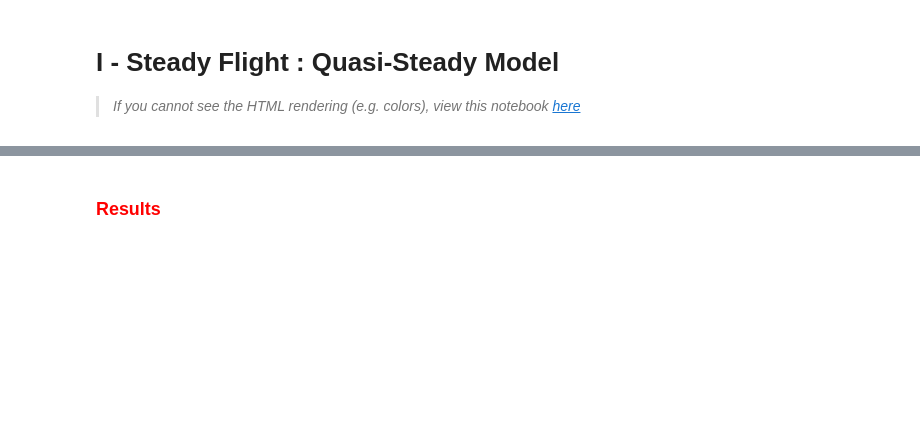
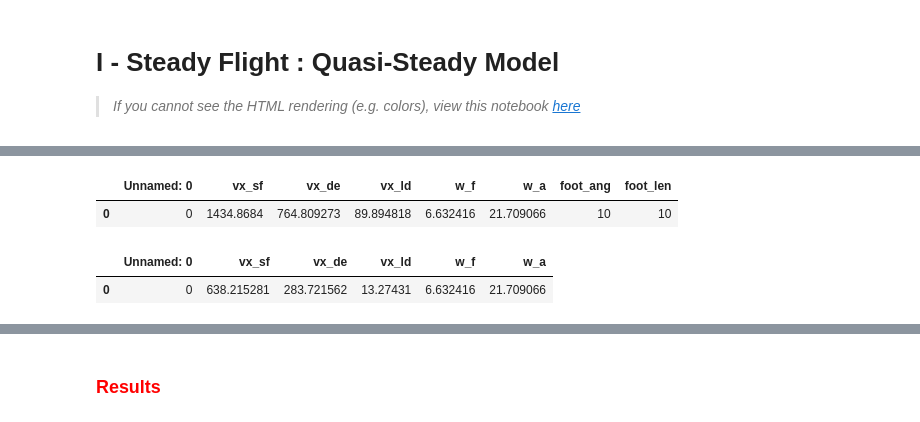
Before and after one commit to Ravirajadrangi/Biomechanics-of-Flight., a Jupyter notebook: dynamics/QS.ipynb, the cells around one changed output, grey strips where cells are left out. Drawn from its saved outputs; the diff is of its cells as text; code cells hidden in the pictures; blank space fills up the shorter version.

```diff
--- a/dynamics/QS.ipynb
+++ b/dynamics/QS.ipynb
@@ -109,3 +122,17 @@ import pandas as pd
 from astropy import units as u
 import matplotlib.pyplot as plt
 %matplotlib inline
+# %%
+## read in parameters
+sho_df = pd.read_csv('../others/par_data/sho_par.csv')
+avo_df = pd.read_csv('../others/par_data/avo_par.csv')
+# %%
+sho_df
+# %% [output]
+|  | Unnamed: 0 | vx_sf | vx_de | vx_ld | w_f | w_a | foot_ang | foot_len |
+| 0 | 0 | 1434.8684 | 764.809273 | 89.894818 | 6.632416 | 21.709066 | 10 | 10 |
+# %%
+avo_df
+# %% [output]
+|  | Unnamed: 0 | vx_sf | vx_de | vx_ld | w_f | w_a |
+| 0 | 0 | 638.215281 | 283.721562 | 13.27431 | 6.632416 | 21.709066 |
```
Also changed, not shown: parts of 24 cells of this notebook, 2 other files.
